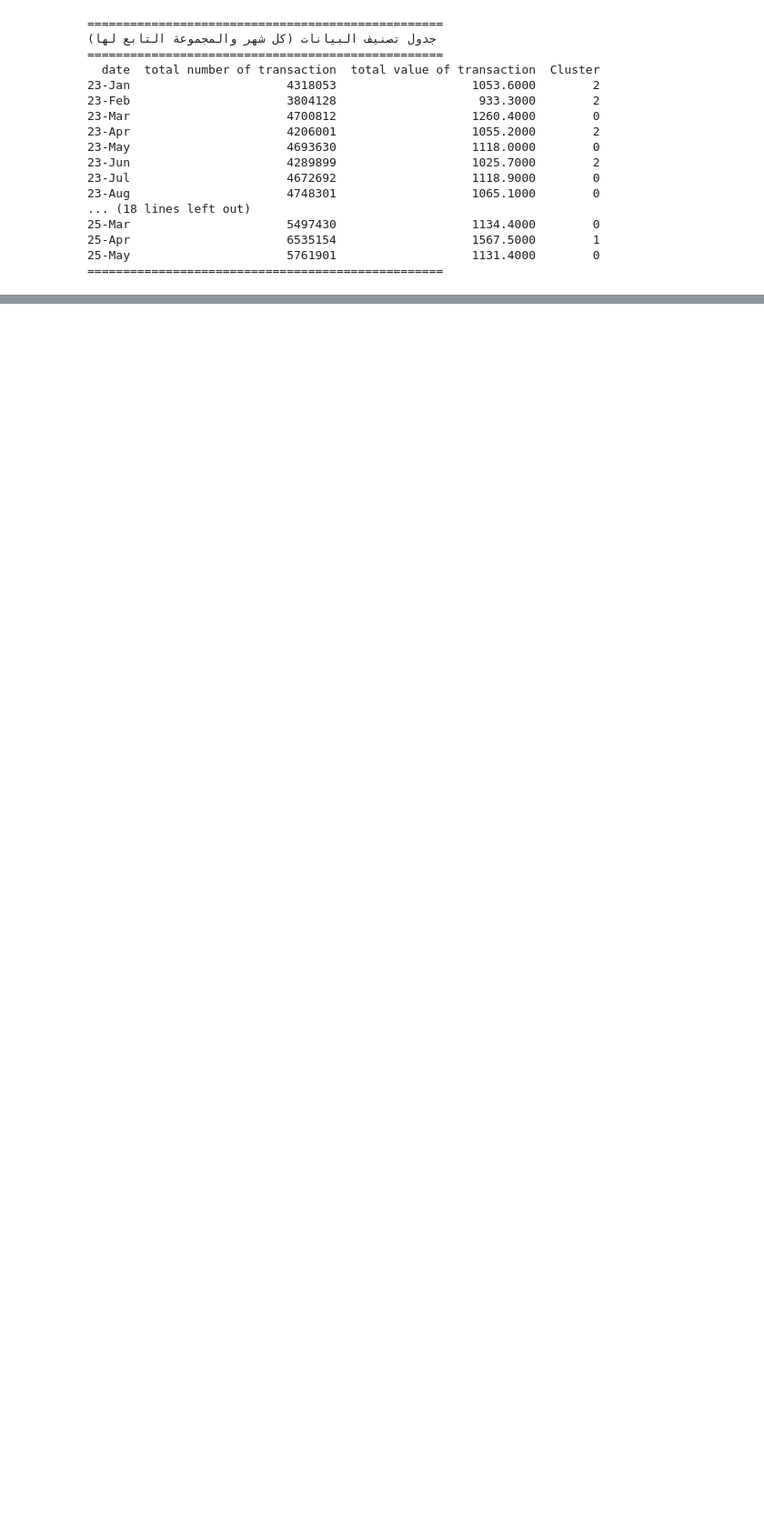
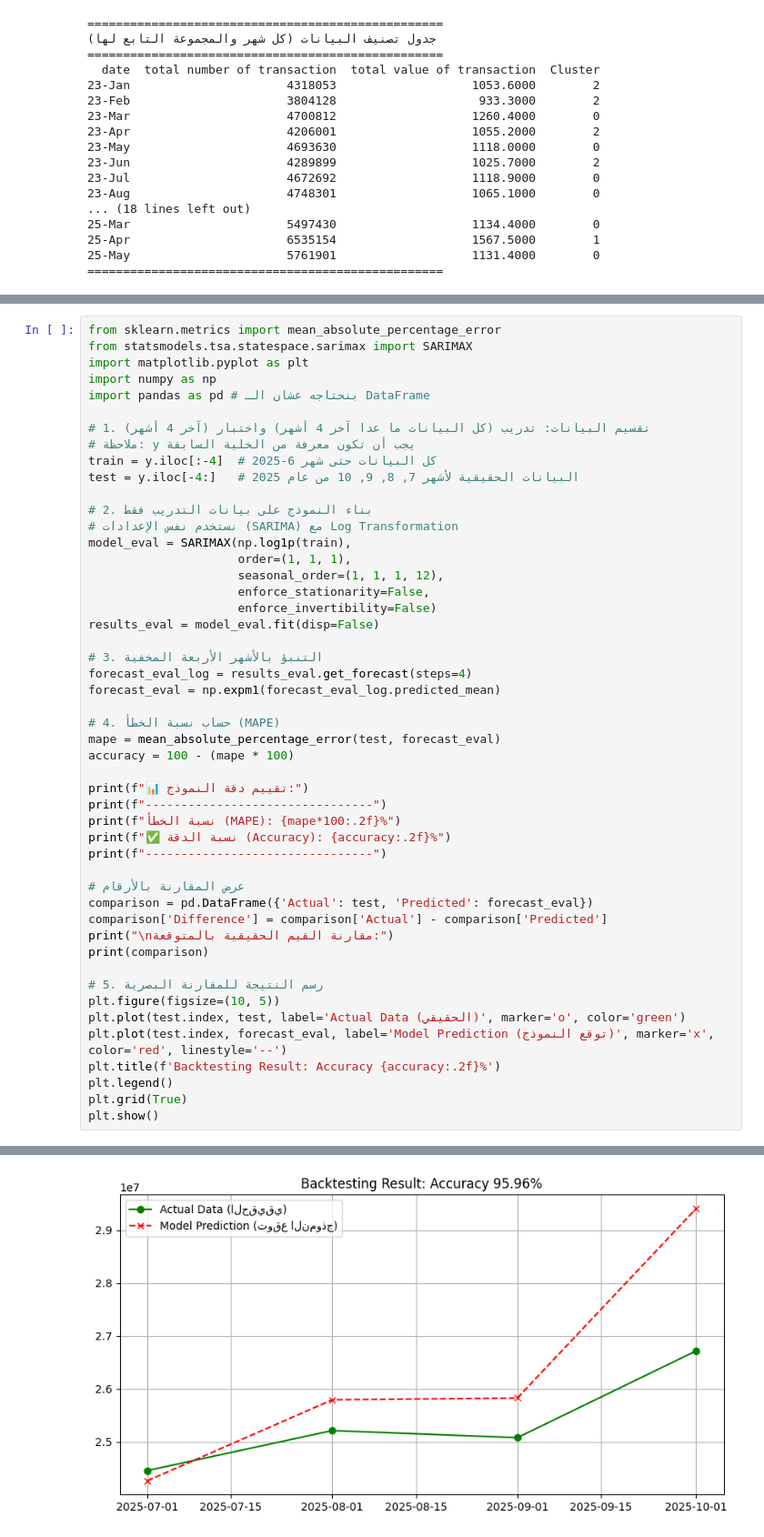
Before and after one commit to sarahayman22/Project-, a Jupyter notebook: Copy_of_Untitled3.ipynb, the cells around one changed output, grey strips where cells are left out. Shown: that part at 91% size. Drawn from its saved outputs; the diff is of its cells as text; blank space fills up the shorter version.

```diff
--- a/Copy_of_Untitled3.ipynb
+++ b/Copy_of_Untitled3.ipynb
@@ -504 +506,51 @@ plt.show()
 [figure]
+# %%
+from sklearn.metrics import mean_absolute_percentage_error
+from statsmodels.tsa.statespace.sarimax import SARIMAX
+import matplotlib.pyplot as plt
+import numpy as np
+import pandas as pd # بنحتاجه عشان الـ DataFrame
+
+# 1. تقسيم البيانات: تدريب (كل البيانات ما عدا آخر 4 أشهر) واختبار (آخر 4 أشهر)
+# ملاحظة: y يجب أن تكون معرفة من الخلية السابقة
+train = y.iloc[:-4]  # كل البيانات حتى شهر 6-2025
+test = y.iloc[-4:]   # البيانات الحقيقية لأشهر 7, 8, 9, 10 من عام 2025
+
+# 2. بناء النموذج على بيانات التدريب فقط
+# نستخدم نفس الإعدادات (SARIMA) مع Log Transformation
+model_eval = SARIMAX(np.log1p(train),
+                     order=(1, 1, 1),
+                     seasonal_order=(1, 1, 1, 12),
+                     enforce_stationarity=False,
+                     enforce_invertibility=False)
+results_eval = model_eval.fit(disp=False)
+
+# 3. التنبؤ بالأشهر الأربعة المخفية
+forecast_eval_log = results_eval.get_forecast(steps=4)
+forecast_eval = np.expm1(forecast_eval_log.predicted_mean)
+
+# 4. حساب نسبة الخطأ (MAPE)
+mape = mean_absolute_percentage_error(test, forecast_eval)
+accuracy = 100 - (mape * 100)
+
+print(f"📊 تقييم دقة النموذج:")
+print(f"--------------------------------")
+print(f"نسبة الخطأ (MAPE): {mape*100:.2f}%")
+print(f"✅ نسبة الدقة (Accuracy): {accuracy:.2f}%")
+print(f"--------------------------------")
+
+# عرض المقارنة بالأرقام
+comparison = pd.DataFrame({'Actual': test, 'Predicted': forecast_eval})
+comparison['Difference'] = comparison['Actual'] - comparison['Predicted']
+print("\nمقارنة القيم الحقيقية بالمتوقعة:")
+print(comparison)
+
+# 5. رسم النتيجة للمقارنة البصرية
+plt.figure(figsize=(10, 5))
+plt.plot(test.index, test, label='Actual Data (الحقيقي)', marker='o', color='green')
+plt.plot(test.index, forecast_eval, label='Model Prediction (توقع النموذج)', marker='x', color='red', linestyle='--')
+plt.title(f'Backtesting Result: Accuracy {accuracy:.2f}%')
+plt.legend()
+plt.grid(True)
+plt.show()
+# %% [output]
@@ -504,0 +569 @@ plt.show()
+[figure, added]
```
Also changed, not shown: parts of 2 cells of this notebook.
